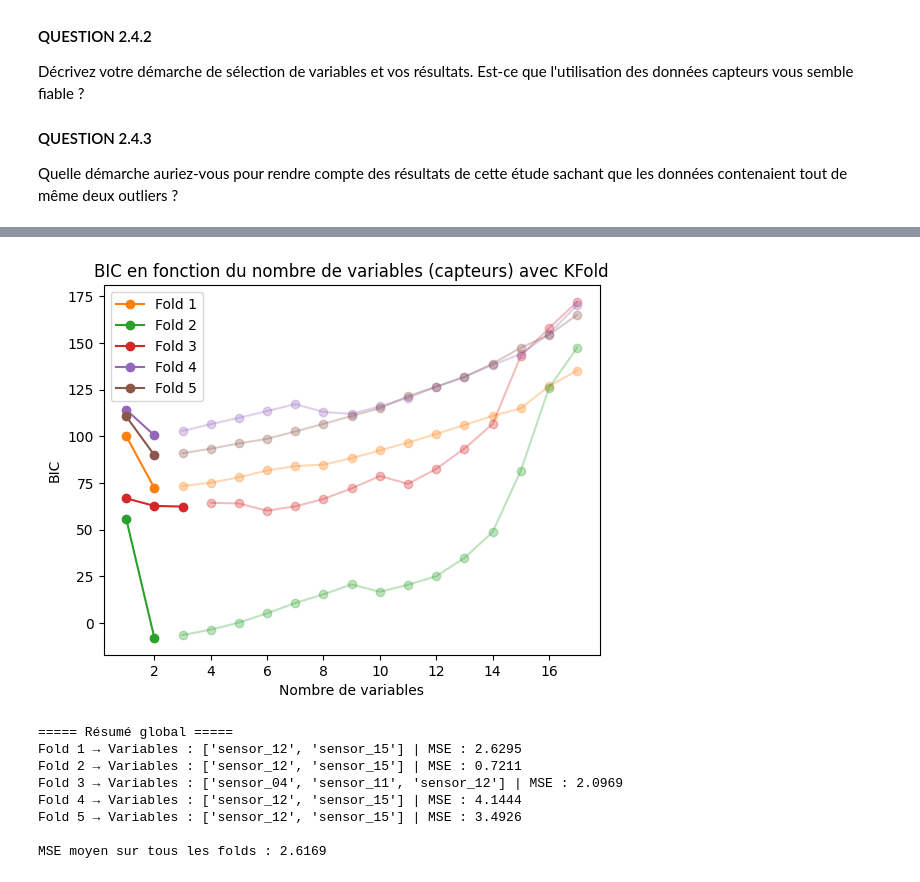
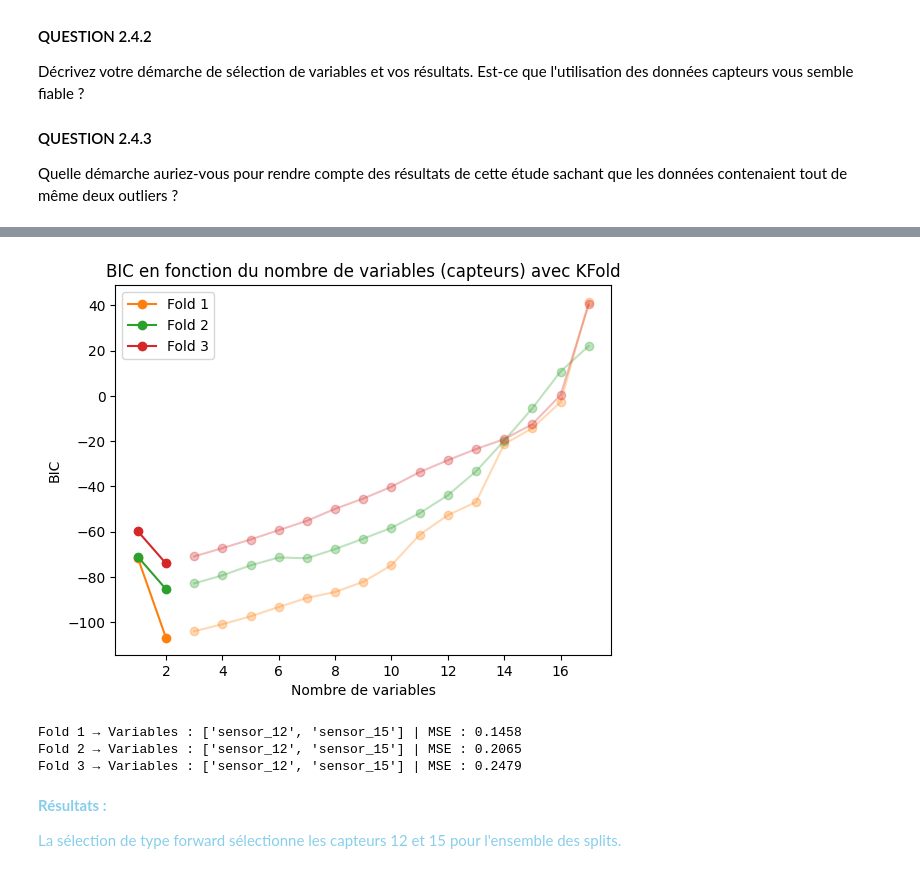
Before and after one commit to alextonon/BE_working_repo, a Jupyter notebook: FSD310_Statistics/stat-ml/BE_statML_2025/BE_StatML_2025.ipynb, the cells around one changed output, grey strips where cells are left out. Saved outputs shown, nothing was run; the diff lists cells and outputs as text; code cells hidden in the pictures.

```diff
--- a/FSD310_Statistics/stat-ml/BE_statML_2025/BE_StatML_2025.ipynb
+++ b/FSD310_Statistics/stat-ml/BE_statML_2025/BE_StatML_2025.ipynb
@@ -630,5 +642,12 @@ Utilisation d'une sélection de type forward avec un critère de sélection BIC
 # %%
+
+#Suppression des outliers
 outliers = np.where(MSE_array > 100)[0]
 
 X_clean = X.drop(index=outliers)
 Y_clean = Y.drop(index=outliers)
+
+
+#Centrage et réduction
+X_scaled = (X_clean - X_clean.mean()) / X_clean.std()
+Y_scaled = (Y_clean - Y_clean.mean()) / Y_clean.std()
@@ -643,18 +680,18 @@ def BIC(y_true, y_pred, n, q):
     return n * np.log(mean_squared_error(y_true, y_pred)) + np.log(n) * (q + 1)
 
 # Paramètres
-p, n = X_clean.shape[1], X_clean.shape[0]
-kf = KFold(n_splits=5, shuffle=True, random_state=42)
+p, n = X_scaled.shape[1], X_scaled.shape[0]
+kf = KFold(n_splits=3, shuffle=True, random_state=42)
 
 BIC_all_folds = []
 selected_vars_folds = []
 mse_folds = []
 
-colors = plt.cm.tab10.colors  # palette de 10 couleurs distinctes
+colors = plt.cm.tab10.colors
 
 for fold, (train_idx, test_idx) in enumerate(kf.split(X_clean), start=1):
-    X_train, X_test = X_clean.iloc[train_idx], X_clean.iloc[test_idx]
-    y_train, y_test = Y_clean.iloc[train_idx], Y_clean.iloc[test_idx]
+    X_train, X_test = X_scaled.iloc[train_idx], X_scaled.iloc[test_idx]
+    y_train, y_test = Y_scaled.iloc[train_idx], Y_scaled.iloc[test_idx]
 
     selected = np.zeros(p, dtype=bool)
     history = []
@@ -665,7 +702,7 @@ for fold, (train_idx, test_idx) in enumerate(kf.split(X_clean), start=1):
     for q in range(1, p + 1):
         list_BIC = np.full(p, np.inf)
 
-        # Boucle sur les variables candidates
+
         for i in range(p):
             if not selected[i] or q == 1:
                 cols = selected.copy()
@@ -691,52 +728,53 @@ for fold, (train_idx, test_idx) in enumerate(kf.split(X_clean), start=1):
     if sweet_spot == -1:
         sweet_spot = len(BIC_)
 
-    # Variables retenues au sweet spot
+
     best_selected = history[sweet_spot - 1]
     final_vars = list(X_clean.columns[best_selected])
 
-    # Fit et MSE final
+
     lr.fit(X_train.iloc[:, best_selected], y_train)
     y_pred_final = lr.predict(X_test.iloc[:, best_selected])
     mse_final = mean_squared_error(y_test, y_pred_final)
 
     BIC_all_folds.append(BIC_)
     selected_vars_folds.append(final_vars)
     mse_folds.append(mse_final)
 
-    # Affichage du BIC par fold
+
     x_vals = np.arange(1, len(BIC_) + 1)
     color = colors[fold % 10]
 
-    # Courbe pleine uniquement jusqu’au sweet spot
+
     plt.plot(x_vals[:sweet_spot], BIC_[:sweet_spot], marker="o", color=color, label=f"Fold {fold}")
 
-    # Points après sweet spot en pastel
+
     plt.plot(x_vals[sweet_spot:], BIC_[sweet_spot:], marker='o',color=color, alpha=0.3)
 
-    # Ligne verticale au sweet spot
-    #plt.axvline(sweet_spot, color=color, linestyle="--", alpha=0.7)
 
-# Plot global
+
+
 plt.xlabel("Nombre de variables")
 plt.ylabel("BIC")
 plt.title("BIC en fonction du nombre de variables (capteurs) avec KFold")
 plt.legend()
 plt.show()
 
-# Résumé global
-print("\n===== Résumé global =====")
+
 for f, (vars_, mse_) in enumerate(zip(selected_vars_folds, mse_folds), start=1):
     print(f"Fold {f} → Variables : {vars_} | MSE : {mse_:.4f}")
-
-print(f"\nMSE moyen sur tous les folds : {np.mean(mse_folds):.4f}")
 # %% [output]
-[figure, old version]
+[figure, new version]
-===== Résumé global =====
-Fold 1 → Variables : ['sensor_12', 'sensor_15'] | MSE : 2.6295
-Fold 2 → Variables : ['sensor_12', 'sensor_15'] | MSE : 0.7211
-Fold 3 → Variables : ['sensor_04', 'sensor_11', 'sensor_12'] | MSE : 2.0969
-Fold 4 → Variables : ['sensor_12', 'sensor_15'] | MSE : 4.1444
-Fold 5 → Variables : ['sensor_12', 'sensor_15'] | MSE : 3.4926
-
-MSE moyen sur tous les folds : 2.6169
+Fold 1 → Variables : ['sensor_12', 'sensor_15'] | MSE : 0.1458
+Fold 2 → Variables : ['sensor_12', 'sensor_15'] | MSE : 0.2065
+Fold 3 → Variables : ['sensor_12', 'sensor_15'] | MSE : 0.2479
+# %% [markdown]
+<span style='color:skyblue'>
+
+**Résultats :**
+
+La sélection de type forward sélectionne les capteurs 12 et 15 pour l'ensemble des splits.
+
+
+
+</span>
```
Also changed, not shown: parts of 4 cells of this notebook.
